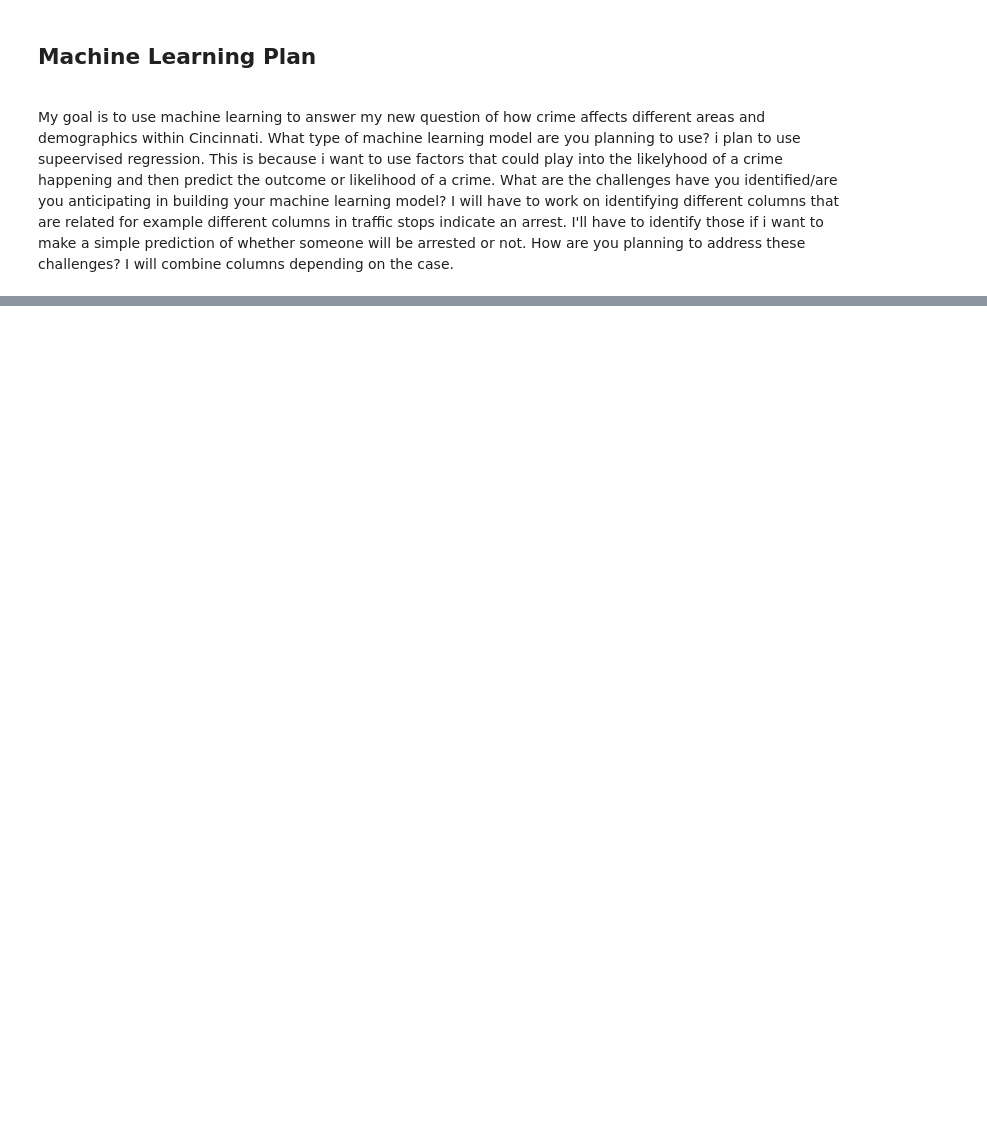
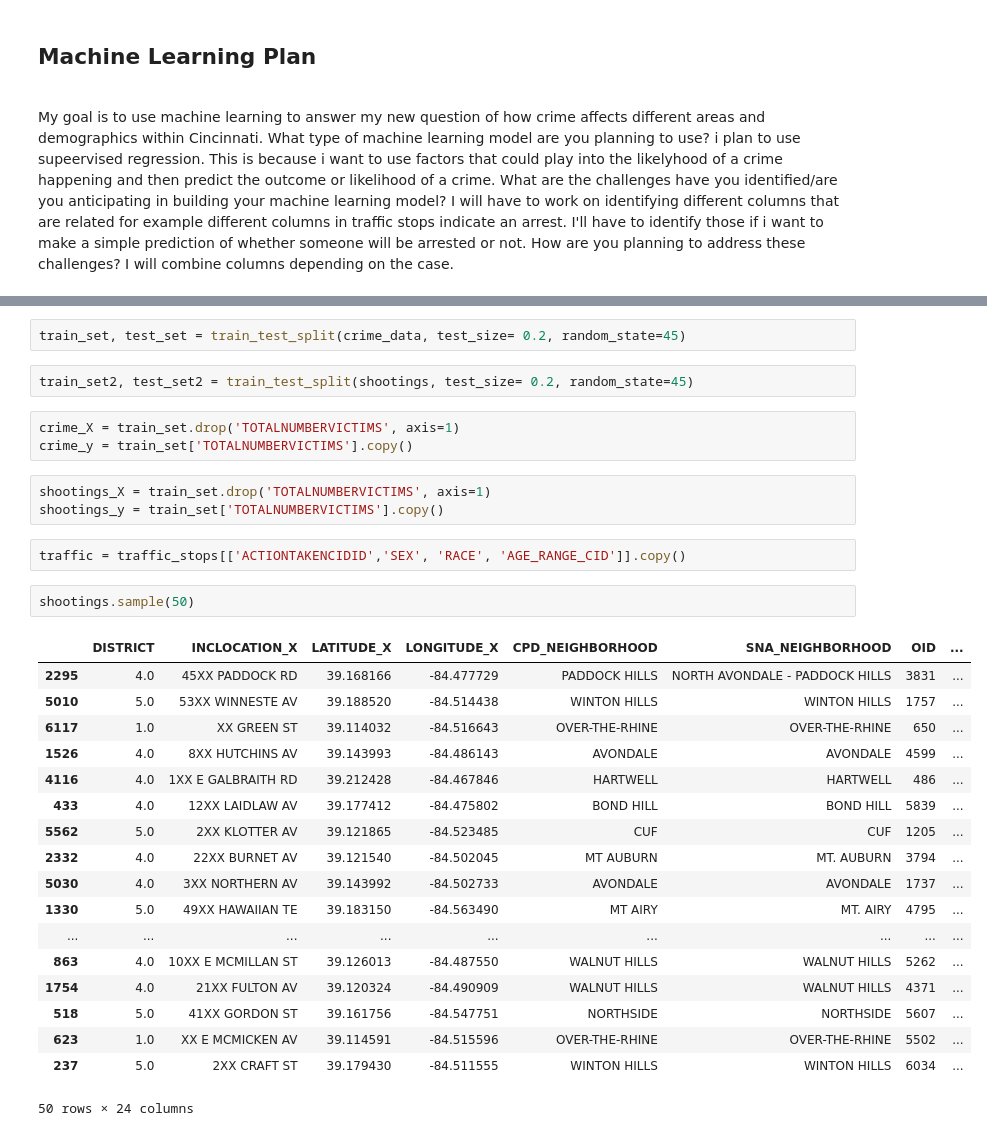
Before and after one commit to IT4063C-Fall22/final-project-ottenjg, a Jupyter notebook: source.ipynb, the cells around one changed output, grey strips where cells are left out. Cells and saved outputs as stored; diff of their text form; blank space fills up the shorter version.

```diff
--- a/source.ipynb
+++ b/source.ipynb
@@ -214,0 +320,33 @@ How are you planning to address these challenges? I will combine columns dependi
+# %%
+train_set, test_set = train_test_split(crime_data, test_size= 0.2, random_state=45)
+# %%
+train_set2, test_set2 = train_test_split(shootings, test_size= 0.2, random_state=45)
+# %%
+crime_X = train_set.drop('TOTALNUMBERVICTIMS', axis=1)
+crime_y = train_set['TOTALNUMBERVICTIMS'].copy()
+# %%
+shootings_X = train_set.drop('TOTALNUMBERVICTIMS', axis=1)
+shootings_y = train_set['TOTALNUMBERVICTIMS'].copy()
+# %%
+traffic = traffic_stops[['ACTIONTAKENCIDID','SEX', 'RACE', 'AGE_RANGE_CID']].copy()
+# %%
+shootings.sample(50)
+# %% [output]
+|  | DISTRICT | INCLOCATION_X | LATITUDE_X | LONGITUDE_X | CPD_NEIGHBORHOOD | SNA_NEIGHBORHOOD | OID | ... |
+| 2295 | 4.0 | 45XX PADDOCK RD | 39.168166 | -84.477729 | PADDOCK HILLS | NORTH AVONDALE - PADDOCK HILLS | 3831 | ... |
+| 5010 | 5.0 | 53XX WINNESTE AV | 39.188520 | -84.514438 | WINTON HILLS | WINTON HILLS | 1757 | ... |
+| 6117 | 1.0 | XX GREEN ST | 39.114032 | -84.516643 | OVER-THE-RHINE | OVER-THE-RHINE | 650 | ... |
+| 1526 | 4.0 | 8XX HUTCHINS AV | 39.143993 | -84.486143 | AVONDALE | AVONDALE | 4599 | ... |
+| 4116 | 4.0 | 1XX E GALBRAITH RD | 39.212428 | -84.467846 | HARTWELL | HARTWELL | 486 | ... |
+| 433 | 4.0 | 12XX LAIDLAW AV | 39.177412 | -84.475802 | BOND HILL | BOND HILL | 5839 | ... |
+| 5562 | 5.0 | 2XX KLOTTER AV | 39.121865 | -84.523485 | CUF | CUF | 1205 | ... |
+| 2332 | 4.0 | 22XX BURNET AV | 39.121540 | -84.502045 | MT AUBURN | MT. AUBURN | 3794 | ... |
+| 5030 | 4.0 | 3XX NORTHERN AV | 39.143992 | -84.502733 | AVONDALE | AVONDALE | 1737 | ... |
+| 1330 | 5.0 | 49XX HAWAIIAN TE | 39.183150 | -84.563490 | MT AIRY | MT. AIRY | 4795 | ... |
+| ... | ... | ... | ... | ... | ... | ... | ... | ... |
+| 863 | 4.0 | 10XX E MCMILLAN ST | 39.126013 | -84.487550 | WALNUT HILLS | WALNUT HILLS | 5262 | ... |
+| 1754 | 4.0 | 21XX FULTON AV | 39.120324 | -84.490909 | WALNUT HILLS | WALNUT HILLS | 4371 | ... |
+| 518 | 5.0 | 41XX GORDON ST | 39.161756 | -84.547751 | NORTHSIDE | NORTHSIDE | 5607 | ... |
+| 623 | 1.0 | XX E MCMICKEN AV | 39.114591 | -84.515596 | OVER-THE-RHINE | OVER-THE-RHINE | 5502 | ... |
+| 237 | 5.0 | 2XX CRAFT ST | 39.179430 | -84.511555 | WINTON HILLS | WINTON HILLS | 6034 | ... |
+50 rows × 24 columns
```
Also changed, not shown: parts of 26 cells of this notebook.
